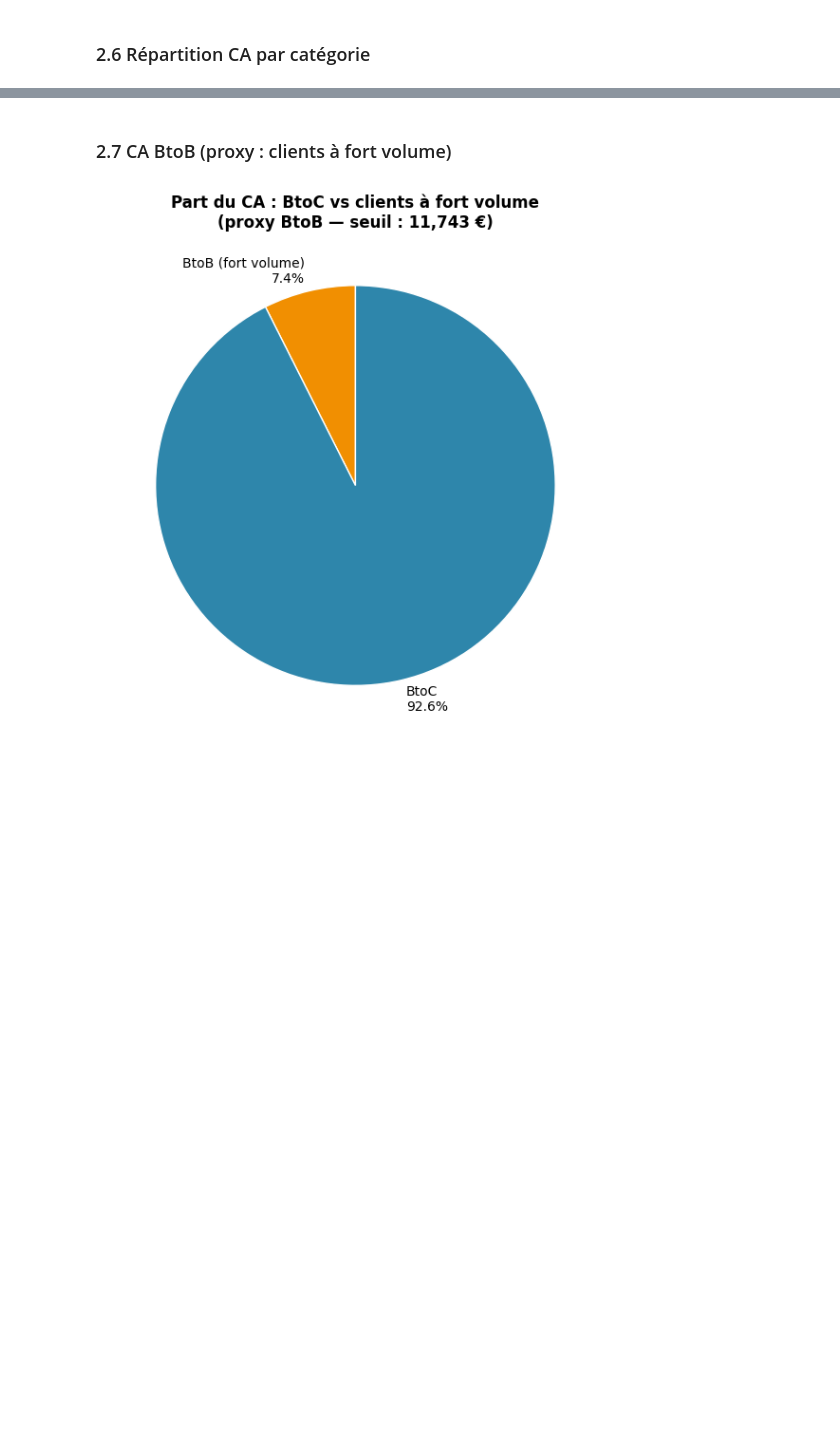
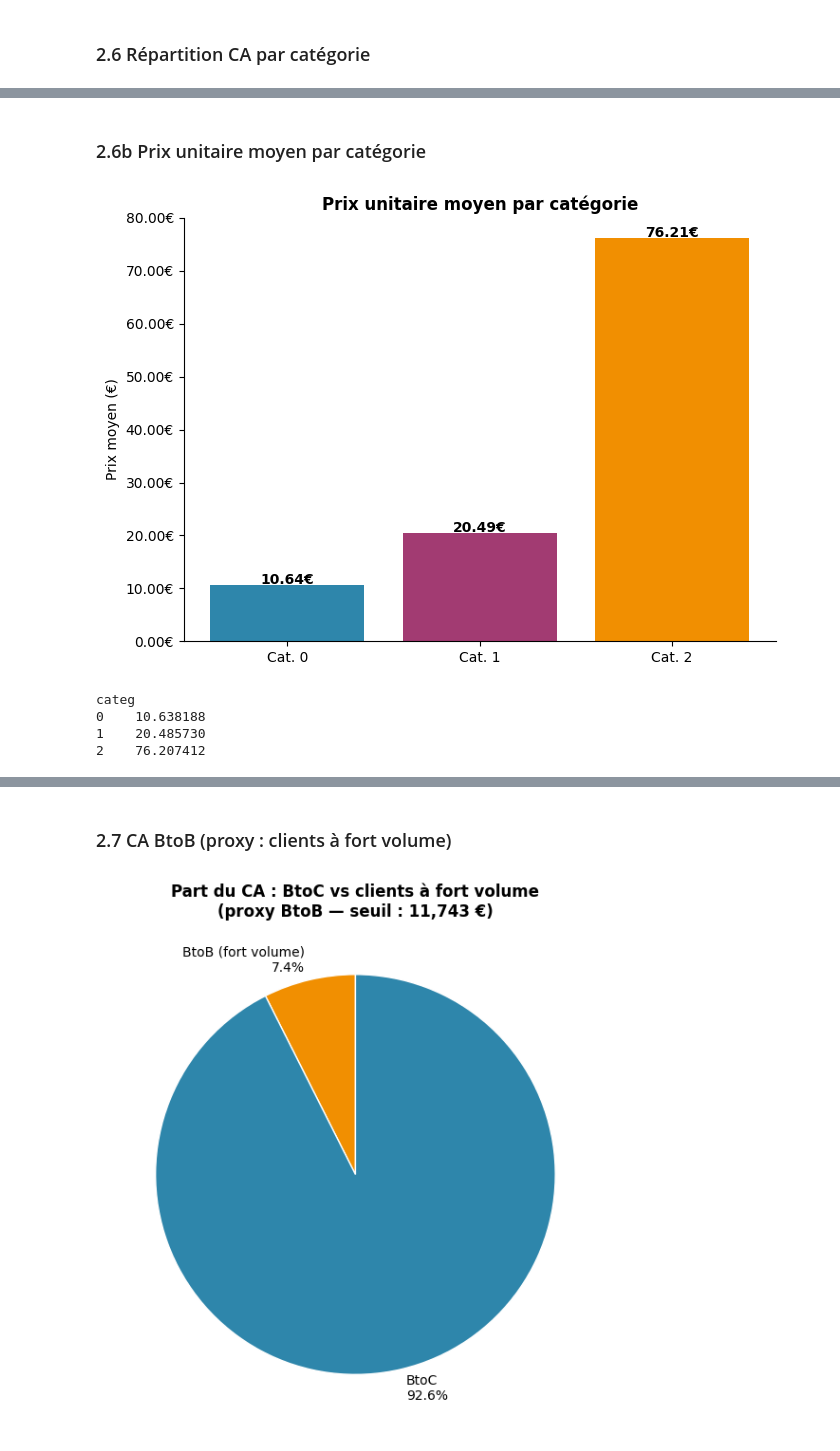
Before and after one commit to Elicesjo/PROJET-7-, a Jupyter notebook: projet9_lapage.ipynb, the cells around one changed output, grey strips where cells are left out. Cells and saved outputs as stored; diff of their text form; code cells hidden in the pictures; blank space fills up the shorter version.

```diff
--- a/projet9_lapage.ipynb
+++ b/projet9_lapage.ipynb
@@ -486,3 +457,28 @@ for c, v in ca_categ.items():
   Catégorie 0 : 4,419,731 € (37.3%)
   Catégorie 1 : 4,653,723 € (39.3%)
   Catégorie 2 : 2,780,275 € (23.5%)
+# %% [markdown]
+### 2.6b Prix unitaire moyen par catégorie
+# %%
+prix_categ = df.groupby("categ")["price"].mean().sort_index()
+
+fig, ax = plt.subplots(figsize=(7, 5))
+ax.bar([f"Cat. {c}" for c in prix_categ.index], prix_categ.values, color=COLORS)
+ax.set_title("Prix unitaire moyen par catégorie", fontweight="bold")
+ax.set_ylabel("Prix moyen (€)")
+ax.yaxis.set_major_formatter(mticker.FuncFormatter(lambda x, _: f"{x:.2f}€"))
+ax.spines[["top", "right"]].set_visible(False)
+for i, (cat, val) in enumerate(zip(prix_categ.index, prix_categ.values)):
+    ax.text(i, val + 0.1, f"{val:.2f}€", ha="center", fontsize=10, fontweight="bold")
+
+plt.tight_layout()
+plt.savefig(FIG_DIR / "07b_prix_unitaire_categ.png", dpi=150, bbox_inches="tight")
+plt.show()
+
+print(prix_categ.to_string())
+# %% [output]
+[figure, added]
+categ
+0    10.638188
+1    20.485730
+2    76.207412
```
Also changed, not shown: parts of 18 cells of this notebook, 7 other files.
